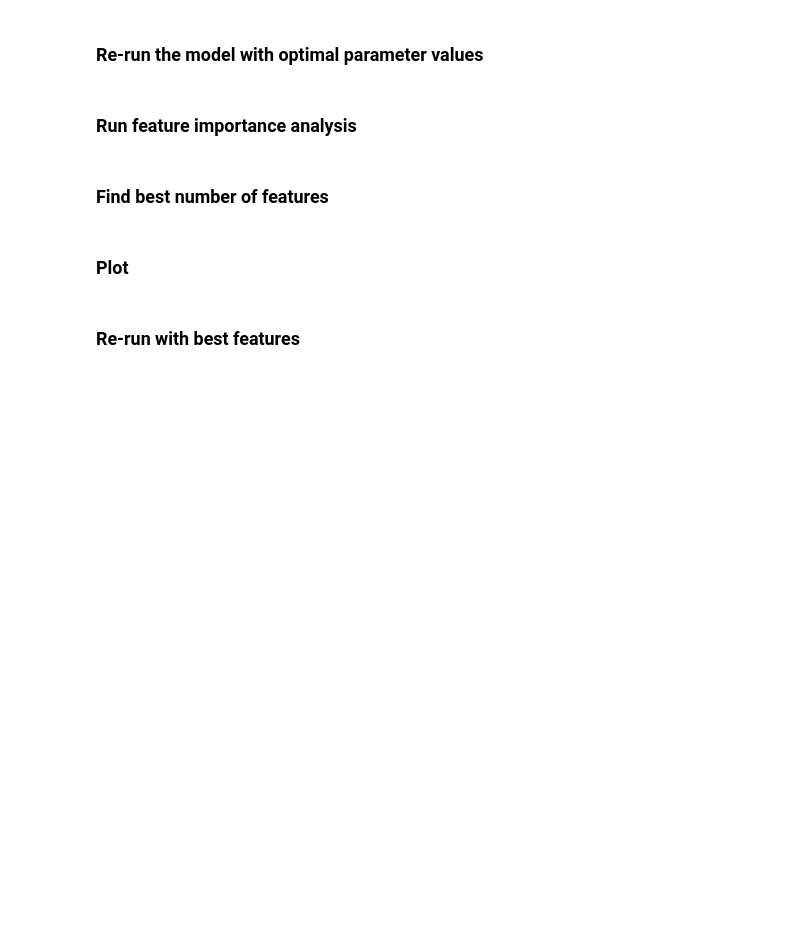
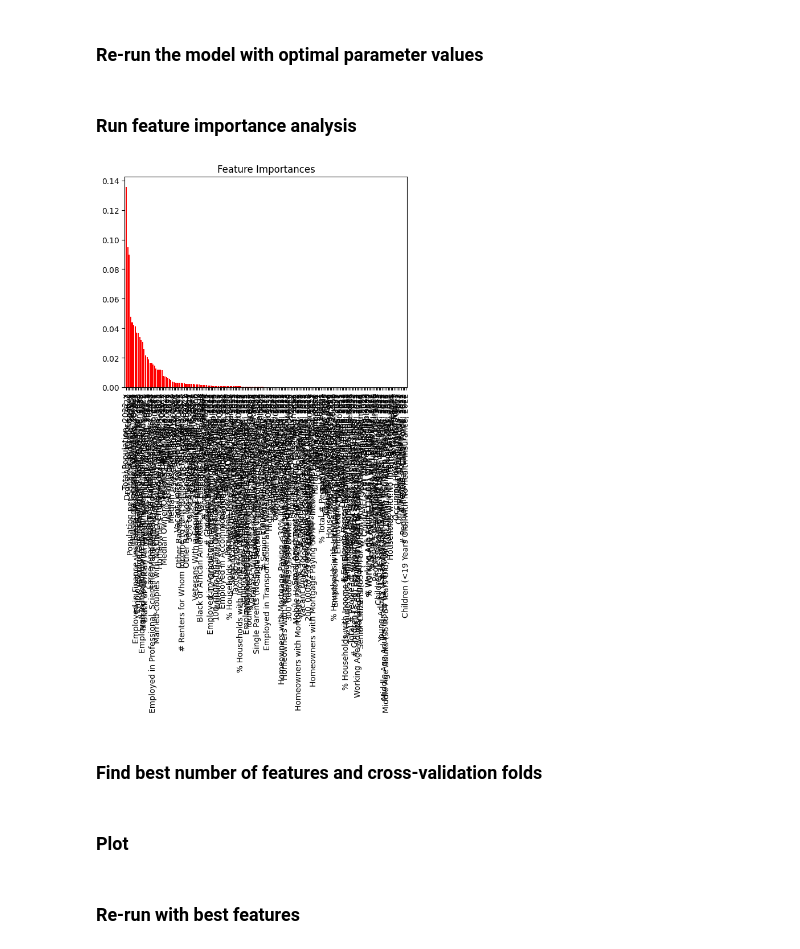
Before and after one commit to bprtdaniel/US_conflict_forecasting, a Jupyter notebook: 3_Models/xgboost.ipynb, the cells around one changed output. Saved outputs shown, nothing was run; the diff lists cells and outputs as text; code cells hidden in the pictures; blank space fills up the shorter version.

```diff
--- a/3_Models/xgboost.ipynb
+++ b/3_Models/xgboost.ipynb
@@ -129,28 +130,26 @@ Fitting 5 folds for each of 64 candidates, totalling 320 fits
 ### Re-run the model with optimal parameter values
 # %%
 # Re-train the model with the best parameters found above
-xgb_optimized = XGBClassifier(**best_params, use_label_encoder=False, eval_metric='logloss', random_state = 1)
+xgb_optimized = XGBRegressor(**best_params, use_label_encoder=False, eval_metric='logloss', random_state = 1)
 xgb_optimized.fit(X_train_scaled, Y_train)
 
 # Make predictions
 y_pred_optimized = xgb_optimized.predict(X_test_scaled)
-
-# Accurcary score
-accuracy_optimized = accuracy_score(Y_test, y_pred_optimized)
-print("Test set accuracy with optimized parameters: {:.2f}%".format(accuracy_optimized * 100))
 # %% [markdown]
 ### Run feature importance analysis
 # %%
-importances = xgb.feature_importances_
+importances = xgb_optimized.feature_importances_
 indices = np.argsort(importances)[::-1]
 plt.figure()
 plt.title('Feature Importances')
 plt.bar(range(X_train.shape[1]), importances[indices], color='r', align='center')
 plt.xticks(range(X_train.shape[1]), X_train.columns[indices], rotation=90)
 plt.xlim([-1, X_train.shape[1]])
 plt.show()
+# %% [output]
+[figure, added]
 # %% [markdown]
-### Find best number of features
+### Find best number of features and cross-validation folds
 # %%
 # Empty list to store and run different cv scores
 cv_scores = []
```
Also changed, not shown: parts of 2 cells of this notebook.
